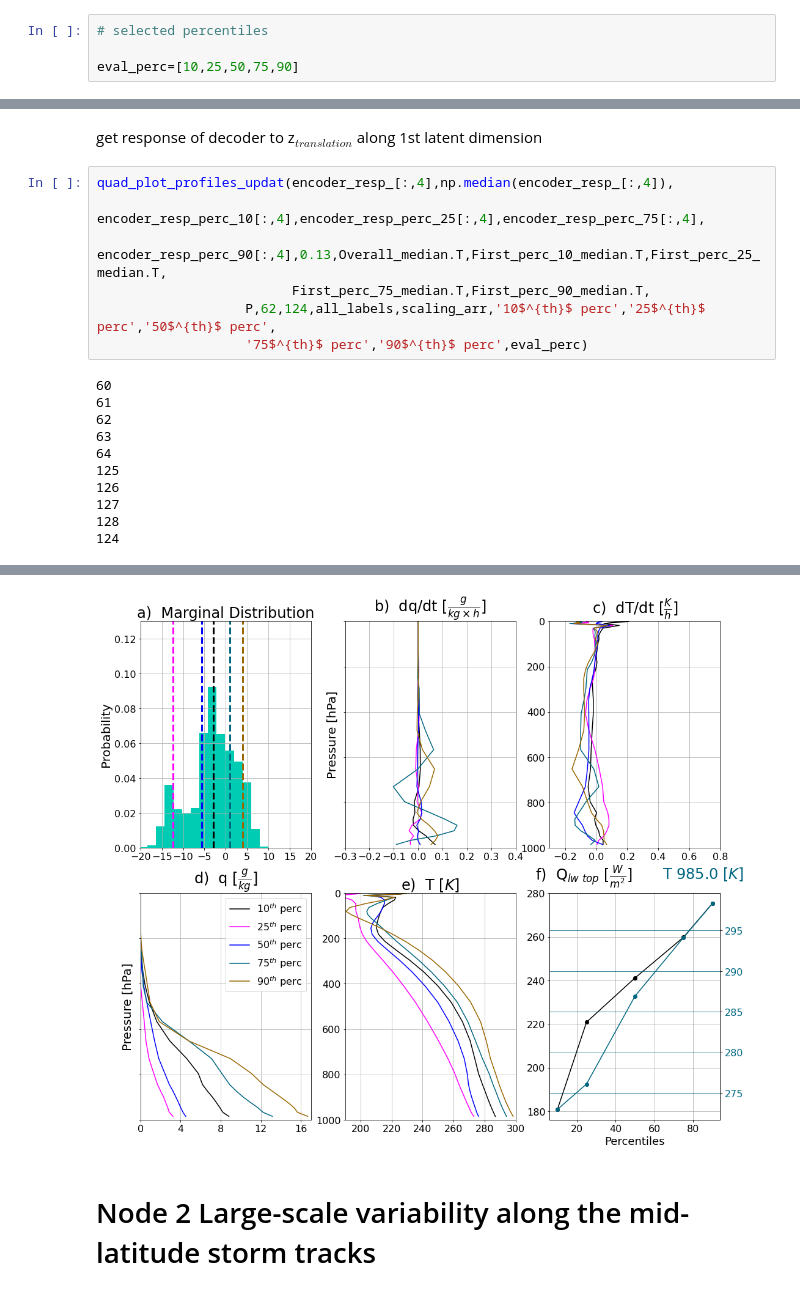
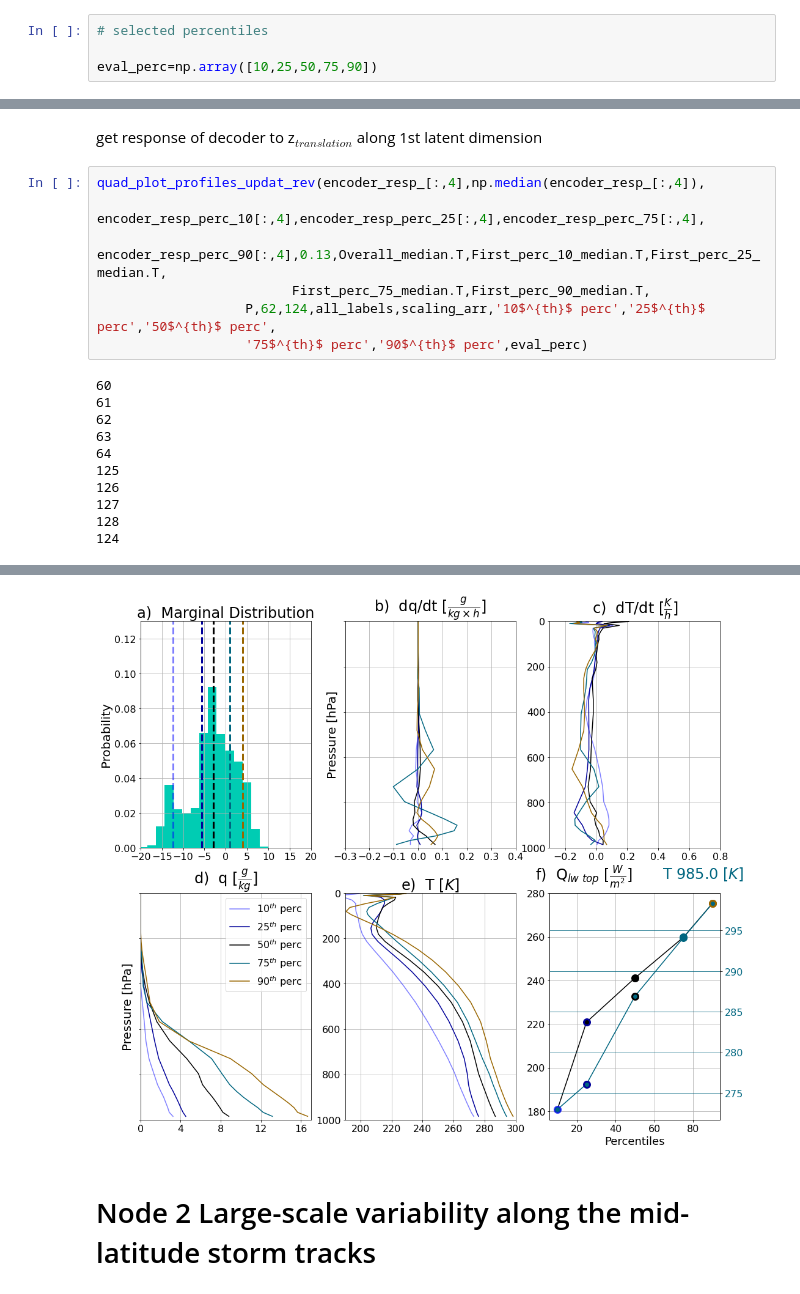
Before and after one commit to EyringMLClimateGroup/behrens22james_SPCAM_VED, a Jupyter notebook: VAE_clim_clim_conv_z_translation.ipynb, the cells around one changed output, grey strips where cells are left out. Cells and saved outputs as stored; diff of their text form.

```diff
--- a/VAE_clim_clim_conv_z_translation.ipynb
+++ b/VAE_clim_clim_conv_z_translation.ipynb
@@ -444,5 +429,5 @@ scaling_arr[126:129]=1
 # %%
 # selected percentiles
 
-eval_perc=[10,25,50,75,90]
+eval_perc=np.array([10,25,50,75,90])
 # %%
@@ -615,35 +606,35 @@ def quad_plot_profiles_updat(encoder_dim,encoder_median_dim,encoder_perc_1,encod
 # %% [markdown]
 get response of decoder to z$_{translation}$ along 1st latent dimension
 # %%
-quad_plot_profiles_updat(encoder_resp_[:,4],np.median(encoder_resp_[:,4]),
+quad_plot_profiles_updat_rev(encoder_resp_[:,4],np.median(encoder_resp_[:,4]),
                    encoder_resp_perc_10[:,4],encoder_resp_perc_25[:,4],encoder_resp_perc_75[:,4],
                    encoder_resp_perc_90[:,4],0.13,Overall_median.T,First_perc_10_median.T,First_perc_25_median.T,
                          First_perc_75_median.T,First_perc_90_median.T,
                    P,62,124,all_labels,scaling_arr,'10$^{th}$ perc','25$^{th}$ perc','50$^{th}$ perc',
                    '75$^{th}$ perc','90$^{th}$ perc',eval_perc)
 # %% [output]
 60
 61
 62
 63
 64
 125
 126
 127
 128
 124
 |  | Variable | 10$^{th}$ perc | 25$^{th}$ perc | 50$^{th}$ perc | 75$^{th}$ perc | 90$^{th}$ perc |
 | 0 | Q$_{sw \ top}$ $[\frac{W}{m^2}]$ | [4.385172] | [115.25428] | [450.70715] | [36.017307] | [6.252763] |
 | 1 | Q$_{sw \ surf}$ $[\frac{W}{m^2}]$ | [-1.1653343] | [49.07162] | [284.20877] | [24.035215] | [1.3438382] |
 | 2 | Q$_{lw \ top}$ $[\frac{W}{m^2}]$ | [180.82594] | [220.85008] | [241.11543] | [259.76227] | [275.31348] |
 | 3 | Q$_{lw \ surf}$ $[\frac{W}{m^2}]$ | [54.927242] | [12.055199] | [27.731419] | [59.812008] | [43.593822] |
 | 4 | precip $[\frac{mm}{h}]$ | [0.10793317] | [0.0143879065] | [0.02631393] | [0.117693745] | [0.068120636] |
 | 5 | P$_{surf}$ [hPa] | [932.9657] | [982.1021] | [994.8684] | [994.7035] | [989.43726] |
 | 6 | Q$_{sol}$ $[\frac{W}{m^2}]$ | [14.821716] | [262.55136] | [748.1307] | [45.3256] | [8.041117] |
 | 7 | Q$_{sens}$ $[\frac{W}{m^2}$] | [24.885063] | [9.412138] | [2.7806473] | [9.49981] | [11.9544935] |
 | 8 | Q$_{lat}$ $[\frac{W}{m^2}$] | [52.350517] | [19.396908] | [38.913197] | [85.171104] | [163.07196] |
 | 9 | T 985.0 $[K]$ | [272.9677] | [276.08994] | [286.91608] | [294.12482] | [298.35153] |
-[figure, old version]
+[figure, new version]
 # %% [markdown]
 # Node 2 Large-scale variability along the mid-latitude storm tracks
 # %% [markdown]
```
Also changed, not shown: parts of 21 cells of this notebook.
